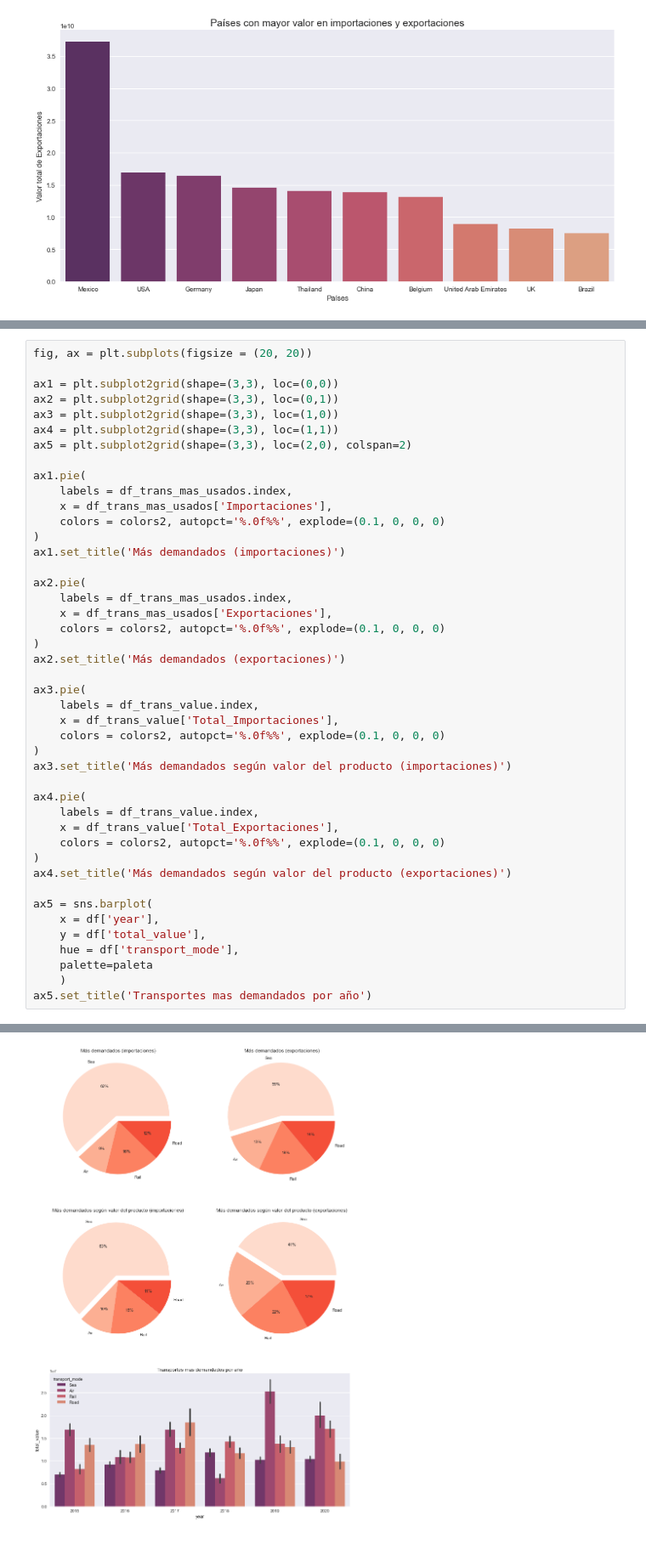
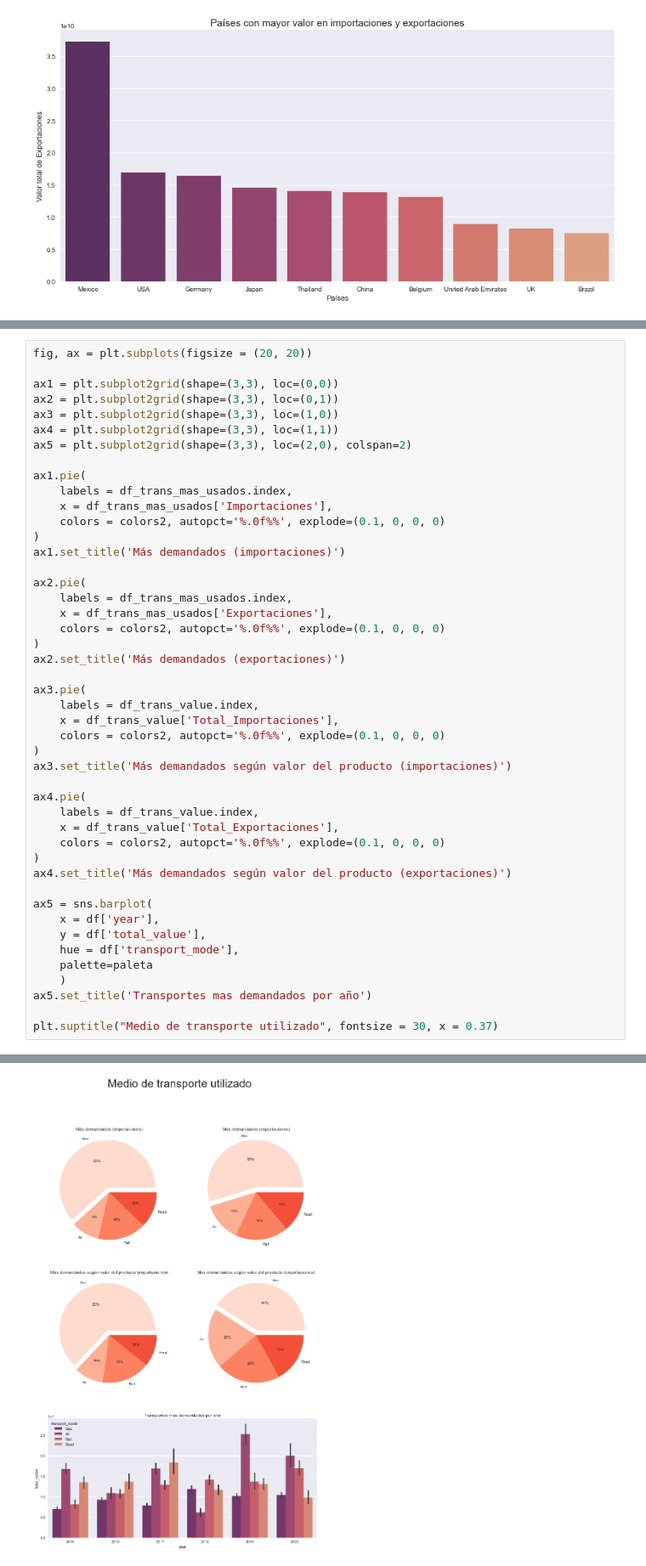
Before and after one commit to josue-islas/EmTech_2, a Jupyter notebook: Notebooks/ISLAS_GASRCILAZO_JOSUE_SABDIEL_PROYECTO.ipynb, the cells around one changed output, grey strips where cells are left out. Shown: that part at 85% size. Saved outputs shown, nothing was run; the diff lists cells and outputs as text.

```diff
--- a/Notebooks/ISLAS_GASRCILAZO_JOSUE_SABDIEL_PROYECTO.ipynb
+++ b/Notebooks/ISLAS_GASRCILAZO_JOSUE_SABDIEL_PROYECTO.ipynb
@@ -633,4 +665,6 @@ ax5 = sns.barplot(
     palette=paleta
     )
 ax5.set_title('Transportes mas demandados por año')
+
+plt.suptitle("Medio de transporte utilizado", fontsize = 30, x = 0.37)
 # %% [output]
@@ -638,2 +672,2 @@ Text(0.5, 1.0, 'Transportes mas demandados por año')
-[figure, old version]
+[figure, new version]
 # %%
```
Also changed, not shown: parts of 29 cells of this notebook.
